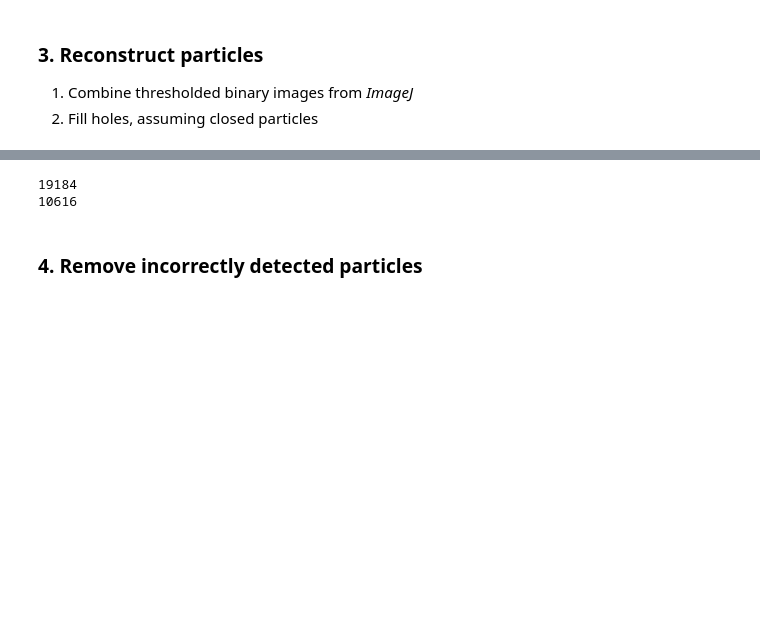
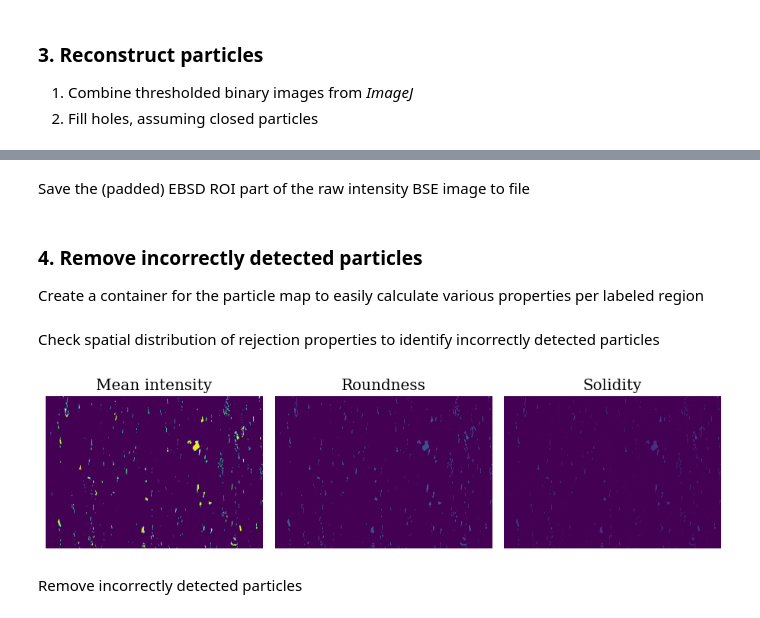
Before and after one commit to hakonanes/p-texture-al-mn-alloys, a Jupyter notebook: notebooks/bse2_particle_detection.ipynb, the cells around one changed output, grey strips where cells are left out. Cells and saved outputs as stored; diff of their text form; code cells hidden in the pictures; blank space fills up the shorter version.

```diff
--- a/notebooks/bse2_particle_detection.ipynb
+++ b/notebooks/bse2_particle_detection.ipynb
@@ -110,16 +102,11 @@ Load image
 # %%
-if data_type == "ebsd":
-    mask = np.load(os.path.join(dir_imreg, "mask_ebsd_correct.npy"))
-    img = plt.imread(os.path.join(dir_imreg, "ebsd_correct.png"))
-    intensity_img = img.copy()
-else:
-    img = plt.imread(os.path.join(dir_bse, "4500x_cropped2_fused_cropped_histmatch.png"))
-    img_int = plt.imread(os.path.join(dir_bse, "4500x_cropped2_fused_cropped.png"))
-    if img.ndim > 2:
-        img = skc.rgb2gray(img[..., :3])
-    if img_int.ndim > 2:
-        img_int = skc.rgb2gray(img_int[..., :3])
-    mask = np.ones(img.shape, dtype=bool)
+img = plt.imread(os.path.join(dir_bse, "4500x_cropped2_fused_cropped_histmatch.png"))
+img_int = plt.imread(os.path.join(dir_bse, "4500x_cropped2_fused_cropped.png"))
+if img.ndim > 2:
+    img = skc.rgb2gray(img[..., :3])
+if img_int.ndim > 2:
+    img_int = skc.rgb2gray(img_int[..., :3])
+mask = np.ones(img.shape, dtype=bool)
 
 img = img.astype(np.float32)
 figsize = (9 * img.shape[1] / max(img.shape), 3 * img.shape[0] / max(img.shape))
@@ -151,25 +159,14 @@ mask_comb = ~(mask_large * mask_small).astype(bool)
+# %% [markdown]
+Save the (padded) EBSD ROI part of the raw intensity BSE image to file
 # %%
-# Remove small holes with mathematical morphology
-seg = ndimage.binary_fill_holes(mask_comb)
-
-# Label particles
-labeled_particles, n = ndimage.label(seg)
-print(n)
-
-if data_type == "bse":
-    seg2 = np.pad(seg, ebsd_pad[sample][dset_no])
-    seg3 = seg2[ebsd_slice[sample][dset_no]]
-    seg4 = skt.rescale(seg3, upscale_factor)
-    labeled_particles_roi, n_roi = ndimage.label(seg4)
-    print(n_roi)
-
-    img_int2 = np.pad(img_int, ebsd_pad[sample][dset_no])
-    img_int3 = img_int2[ebsd_slice[sample][dset_no]]
-    ski.imsave(
-        os.path.join(dir_bse, "4500x_cropped2_fused_cropped_cropped.png"),
-        ske.rescale_intensity(img_int3, out_range=np.uint8)
-    )
-    img_int4 = skt.rescale(img_int3, upscale_factor)
+img_int2 = np.pad(img_int, ebsd_pad[sample][dset_no])
+img_int3 = img_int2[ebsd_slice[sample][dset_no]]
+ski.imsave(
+    os.path.join(dir_bse, "4500x_cropped2_fused_cropped_cropped.png"),
+    ske.rescale_intensity(img_int3, out_range=np.uint8)
+)
+img_int4 = skt.rescale(img_int3, upscale_factor)
-# %% [output]
-19184
-10616
+# %% [markdown]
+### 4. Remove incorrectly detected particles
+
+Create a container for the particle map to easily calculate various properties per labeled region
@@ -176,2 +191,17 @@ if data_type == "bse":
+# %% [markdown]
+Check spatial distribution of rejection properties to identify incorrectly detected particles
+# %%
+titles = ["Mean intensity", "Roundness", "Solidity"]
+fig, ax = plt.subplots(ncols=3, sharex=True, sharey=True, figsize=figsize)
+ax[0].imshow(regions.get_map_data(mean_intensity))
+ax[1].imshow(regions.get_map_data(roundness))
+ax[2].imshow(regions.get_map_data(solidity))
+for i, ax_i in enumerate(ax):
+    ax_i.set_title(titles[i])
+    ax_i.axis("off")
+fig.tight_layout(pad=-0.1)
+fig.savefig(os.path.join(dir_partdet, f"bse_reject.png"), **savefig_kw)
+# %% [output]
+[figure, added]
 # %% [markdown]
-### 4. Remove incorrectly detected particles
+Remove incorrectly detected particles
```
Also changed, not shown: parts of 23 cells of this notebook, 4 other files.
